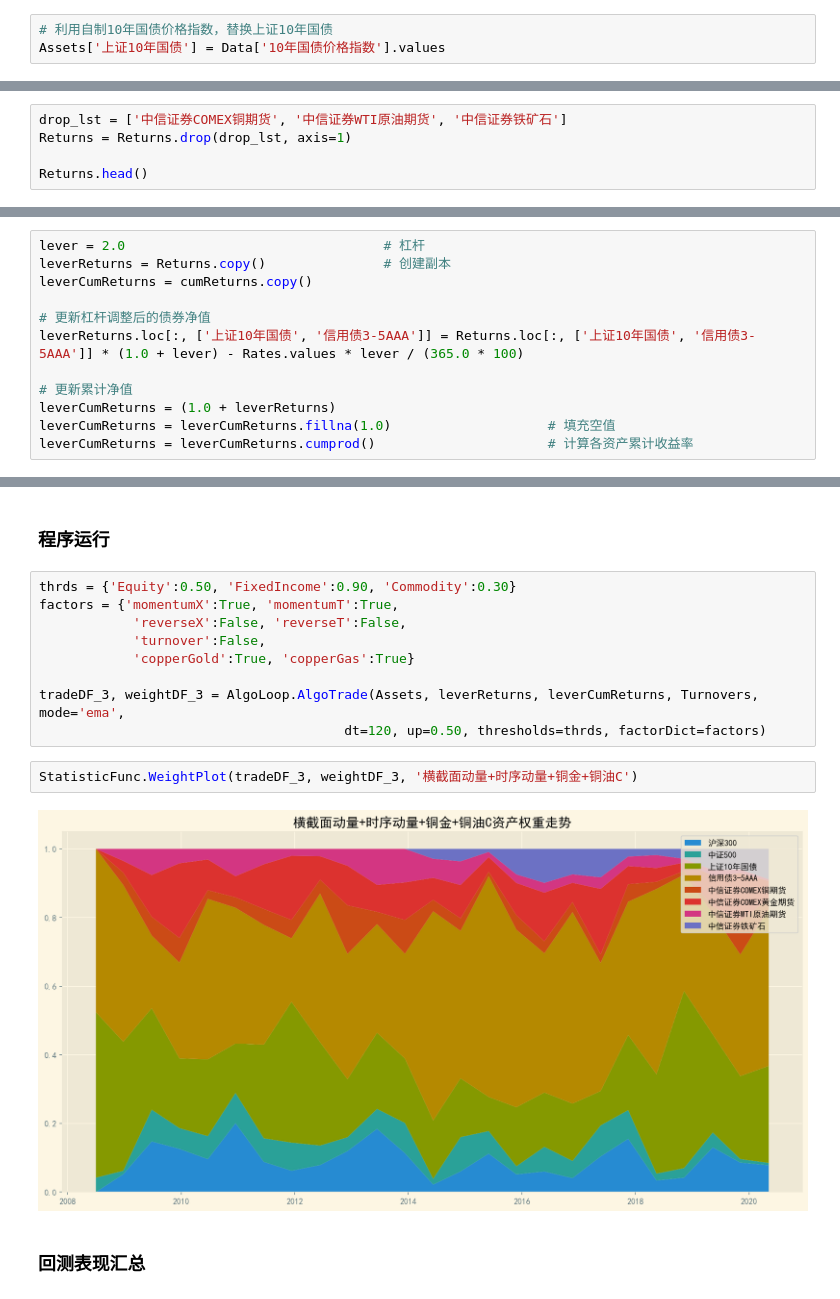
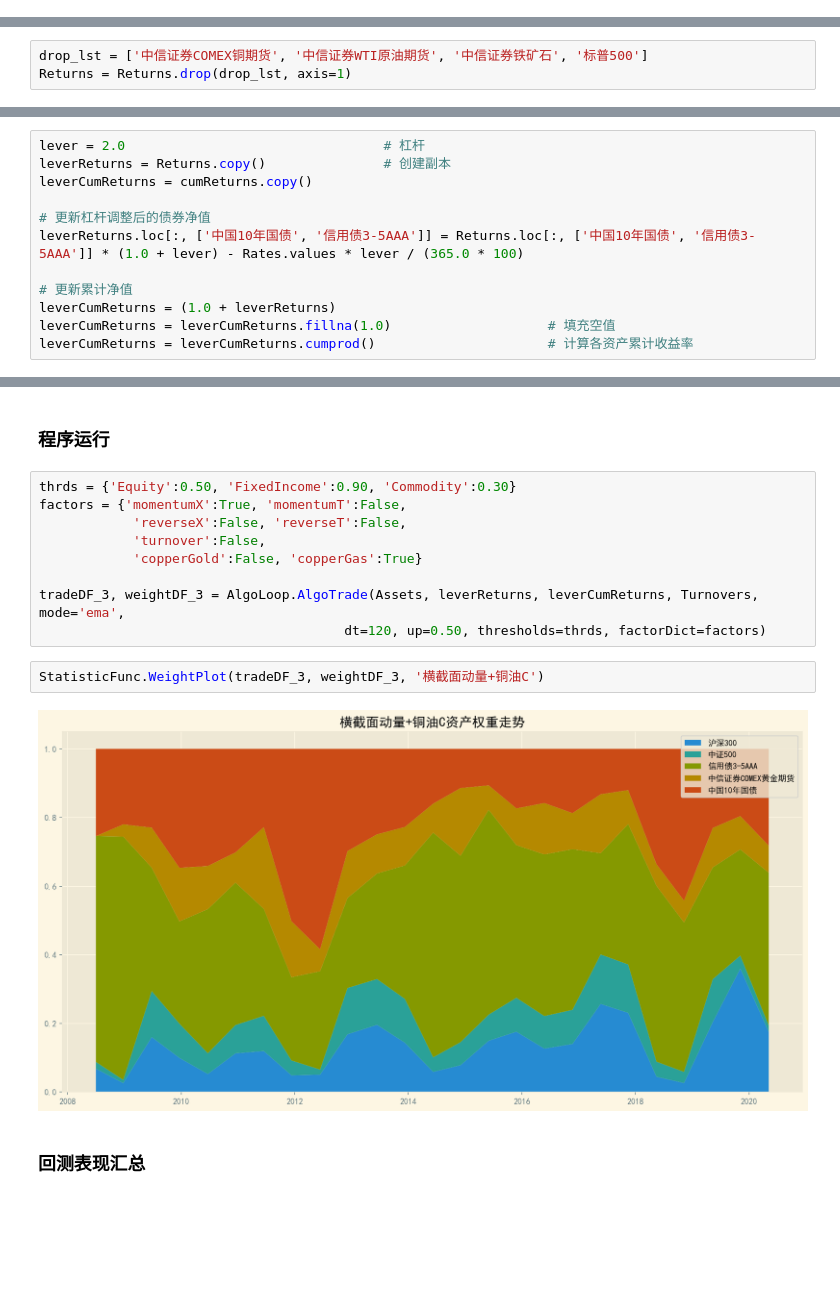
Before and after one commit to Zhehao97/RiskParityFactorModel, a Jupyter notebook: Charlie.ipynb, the cells around one changed output, grey strips where cells are left out. Drawn from its saved outputs; the diff is of its cells as text; blank space fills up the shorter version.

Commit message:
Update
New Assets Includes: SP500, 10Year Tresuary

```diff
--- a/Charlie.ipynb
+++ b/Charlie.ipynb
@@ -63,13 +70,8 @@ Data['10年国债价格指数'] = Data['10年国债价格指数'].fillna(method=
 # %% [markdown]
 ### 日内损益
-# %%
-# 利用自制10年国债价格指数，替换上证10年国债
-Assets['上证10年国债'] = Data['10年国债价格指数'].values
 # %%
 Returns = Assets.pct_change(axis=0)
 Returns = Returns.dropna(axis=0, how='all')           # 删除无数据日
 # %%
-drop_lst = ['中信证券COMEX铜期货', '中信证券WTI原油期货', '中信证券铁矿石']
+drop_lst = ['中信证券COMEX铜期货', '中信证券WTI原油期货', '中信证券铁矿石', '标普500']
 Returns = Returns.drop(drop_lst, axis=1)
-
-Returns.head()
@@ -100,7 +109,7 @@ leverReturns = Returns.copy()               # 创建副本
 leverCumReturns = cumReturns.copy()
 
 # 更新杠杆调整后的债券净值
-leverReturns.loc[:, ['上证10年国债', '信用债3-5AAA']] = Returns.loc[:, ['上证10年国债', '信用债3-5AAA']] * (1.0 + lever) - Rates.values * lever / (365.0 * 100)
+leverReturns.loc[:, ['中国10年国债', '信用债3-5AAA']] = Returns.loc[:, ['中国10年国债', '信用债3-5AAA']] * (1.0 + lever) - Rates.values * lever / (365.0 * 100)
 
 # 更新累计净值
 leverCumReturns = (1.0 + leverReturns)
@@ -399,17 +418,17 @@ plt.savefig('净值曲线（杠杆，指数平均，横截面动量+换手率+
 ### 程序运行
 # %%
 thrds = {'Equity':0.50, 'FixedIncome':0.90, 'Commodity':0.30}
-factors = {'momentumX':True, 'momentumT':True,
+factors = {'momentumX':True, 'momentumT':False,
             'reverseX':False, 'reverseT':False,
             'turnover':False,
-            'copperGold':True, 'copperGas':True}
+            'copperGold':False, 'copperGas':True}
 
 tradeDF_3, weightDF_3 = AlgoLoop.AlgoTrade(Assets, leverReturns, leverCumReturns, Turnovers, mode='ema',
                                        dt=120, up=0.50, thresholds=thrds, factorDict=factors)
 # %%
-StatisticFunc.WeightPlot(tradeDF_3, weightDF_3, '横截面动量+时序动量+铜金+铜油C')
+StatisticFunc.WeightPlot(tradeDF_3, weightDF_3, '横截面动量+铜油C')
 # %% [output]
-[figure, old version]
+[figure, new version]
 # %% [markdown]
 ### 回测表现汇总
 # %%
```
Also changed, not shown: parts of 49 cells of this notebook, 4 other files.
